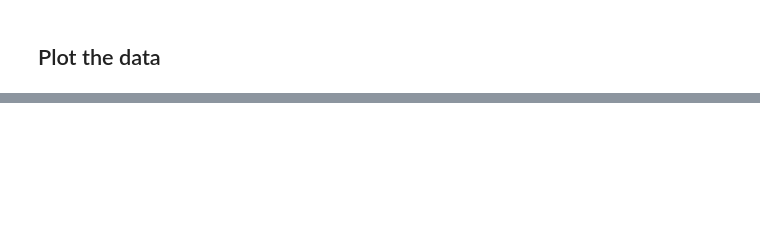
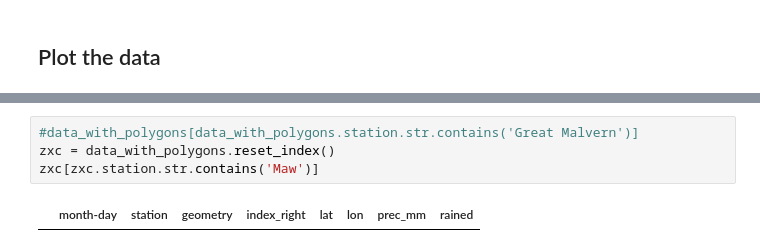
Before and after one commit to sebbacon/camping-weather, a Jupyter notebook: experiments.ipynb, the cells around one changed output, grey strips where cells are left out. Drawn from its saved outputs; the diff is of its cells as text; blank space fills up the shorter version.

```diff
--- a/experiments.ipynb
+++ b/experiments.ipynb
@@ -123,0 +136,6 @@ for m_d in asd.index.levels[0][:months_to_plot]:
+# %%
+#data_with_polygons[data_with_polygons.station.str.contains('Great Malvern')]
+zxc = data_with_polygons.reset_index()
+zxc[zxc.station.str.contains('Maw')]
+# %% [output]
+|  | month-day | station | geometry | index_right | lat | lon | prec_mm | rained |
```
Also changed, not shown: parts of 5 cells of this notebook.
